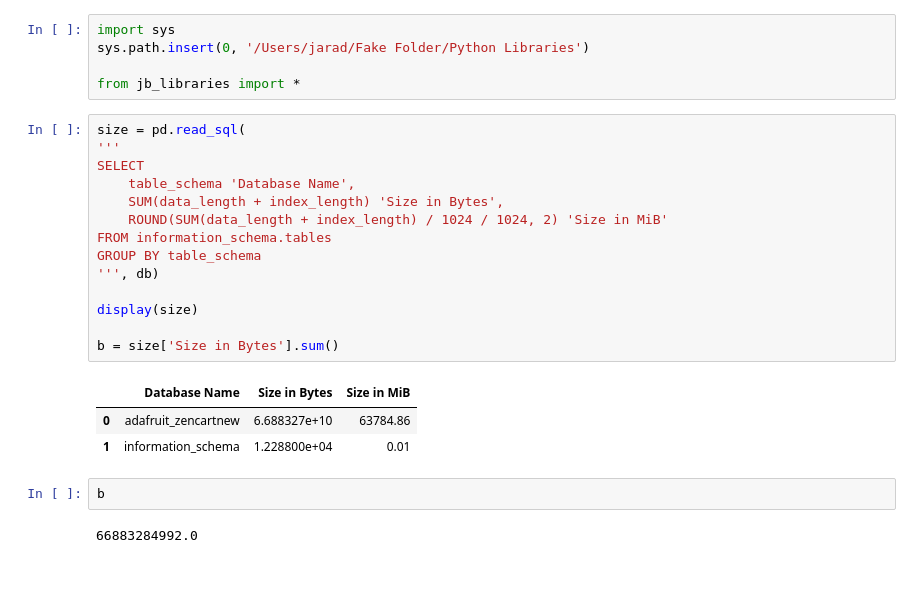
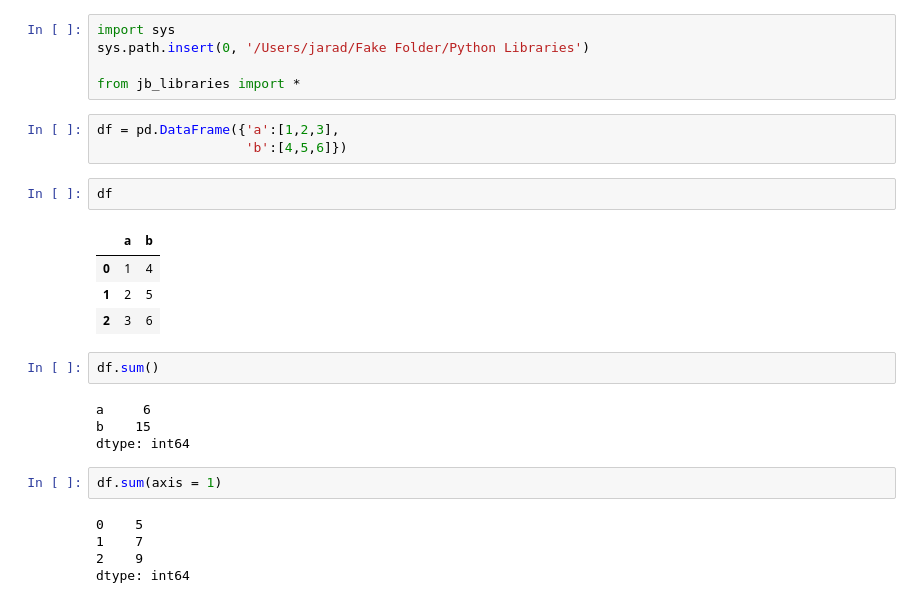
Before and after one commit to bztekola/Jupyter-Scripts, a Jupyter notebook: Fake Folder copy/Scratch Work.ipynb, the cells around one changed output. Drawn from its saved outputs; the diff is of its cells as text; blank space fills up the shorter version.

```diff
--- a/Fake Folder copy/Scratch Work.ipynb
+++ b/Fake Folder copy/Scratch Work.ipynb
@@ -3,25 +3,26 @@ import sys
 sys.path.insert(0, '/Users/jarad/Fake Folder/Python Libraries')
 
 from jb_libraries import *
-# %%
-size = pd.read_sql(
-'''
-SELECT
-    table_schema 'Database Name',
-    SUM(data_length + index_length) 'Size in Bytes',
-    ROUND(SUM(data_length + index_length) / 1024 / 1024, 2) 'Size in MiB'
-FROM information_schema.tables
-GROUP BY table_schema
-''', db)
-
-display(size)
-
-b = size['Size in Bytes'].sum()
-# %% [output]
-|  | Database Name | Size in Bytes | Size in MiB |
-| 0 | adafruit_zencartnew | 6.688327e+10 | 63784.86 |
-| 1 | information_schema | 1.228800e+04 | 0.01 |
-# %%
-b
-# %% [output]
-66883284992.0
+# %%
+df = pd.DataFrame({'a':[1,2,3],
+                   'b':[4,5,6]})
+# %%
+df
+# %% [output]
+|  | a | b |
+| 0 | 1 | 4 |
+| 1 | 2 | 5 |
+| 2 | 3 | 6 |
+# %%
+df.sum()
+# %% [output]
+a     6
+b    15
+dtype: int64
+# %%
+df.sum(axis = 1)
+# %% [output]
+0    5
+1    7
+2    9
+dtype: int64
```
Also changed, not shown: parts of 3 cells of this notebook, 17 other files.
